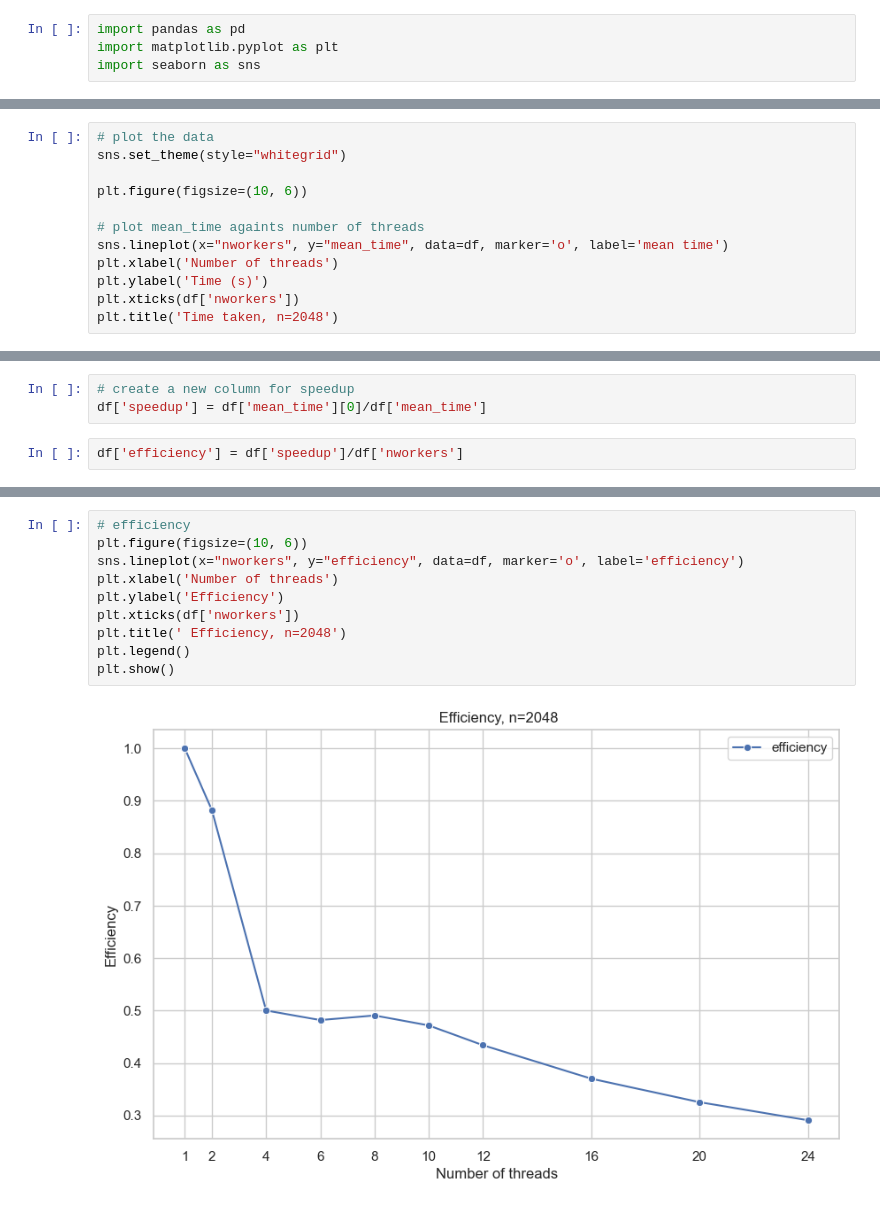
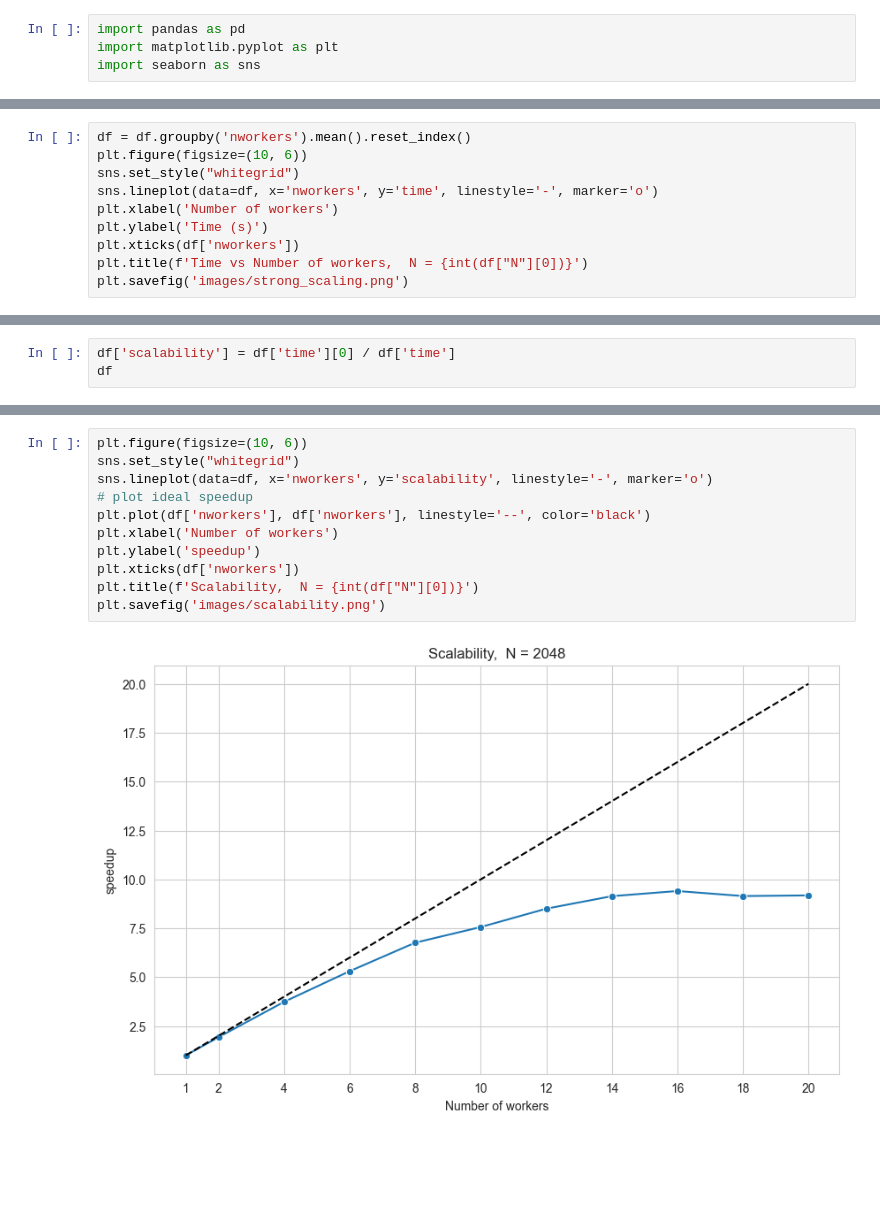
Before and after one commit to g-lago8/SPM-project, a Jupyter notebook: results/results.ipynb, the cells around one changed output, grey strips where cells are left out. Cells and saved outputs as stored; diff of their text form; blank space fills up the shorter version.

```diff
--- a/results/results.ipynb
+++ b/results/results.ipynb
@@ -19,13 +37,11 @@ df.describe()
 # %%
-# plot the data
-sns.set_theme(style="whitegrid")
-
+df = df.groupby('nworkers').mean().reset_index()
 plt.figure(figsize=(10, 6))
-
-# plot mean_time againts number of threads
-sns.lineplot(x="nworkers", y="mean_time", data=df, marker='o', label='mean time')
-plt.xlabel('Number of threads')
+sns.set_style("whitegrid")
+sns.lineplot(data=df, x='nworkers', y='time', linestyle='-', marker='o')
+plt.xlabel('Number of workers')
 plt.ylabel('Time (s)')
 plt.xticks(df['nworkers'])
-plt.title('Time taken, n=2048')
+plt.title(f'Time vs Number of workers,  N = {int(df["N"][0])}')
+plt.savefig('images/strong_scaling.png')
 # %% [output]
@@ -34,5 +48,0 @@ Text(0.5, 1.0, 'Time taken, n=2048')
-# %%
-# create a new column for speedup
-df['speedup'] = df['mean_time'][0]/df['mean_time']
-# %%
-df['efficiency'] = df['speedup']/df['nworkers']
@@ -52,0 +49,3 @@ plt.show()
+# %%
+df['scalability'] = df['time'][0] / df['time']
+df
@@ -53,12 +65,13 @@ plt.show()
 # %%
-# efficiency
 plt.figure(figsize=(10, 6))
-sns.lineplot(x="nworkers", y="efficiency", data=df, marker='o', label='efficiency')
-plt.xlabel('Number of threads')
-plt.ylabel('Efficiency')
+sns.set_style("whitegrid")
+sns.lineplot(data=df, x='nworkers', y='scalability', linestyle='-', marker='o')
+# plot ideal speedup
+plt.plot(df['nworkers'], df['nworkers'], linestyle='--', color='black')
+plt.xlabel('Number of workers')
+plt.ylabel('speedup')
 plt.xticks(df['nworkers'])
-plt.title(' Efficiency, n=2048')
-plt.legend()
-plt.show()
+plt.title(f'Scalability,  N = {int(df["N"][0])}')
+plt.savefig('images/scalability.png')
 # %% [output]
-[figure, old version]
+[figure, new version]
```
Also changed, not shown: parts of 10 cells of this notebook, 2 other files.
